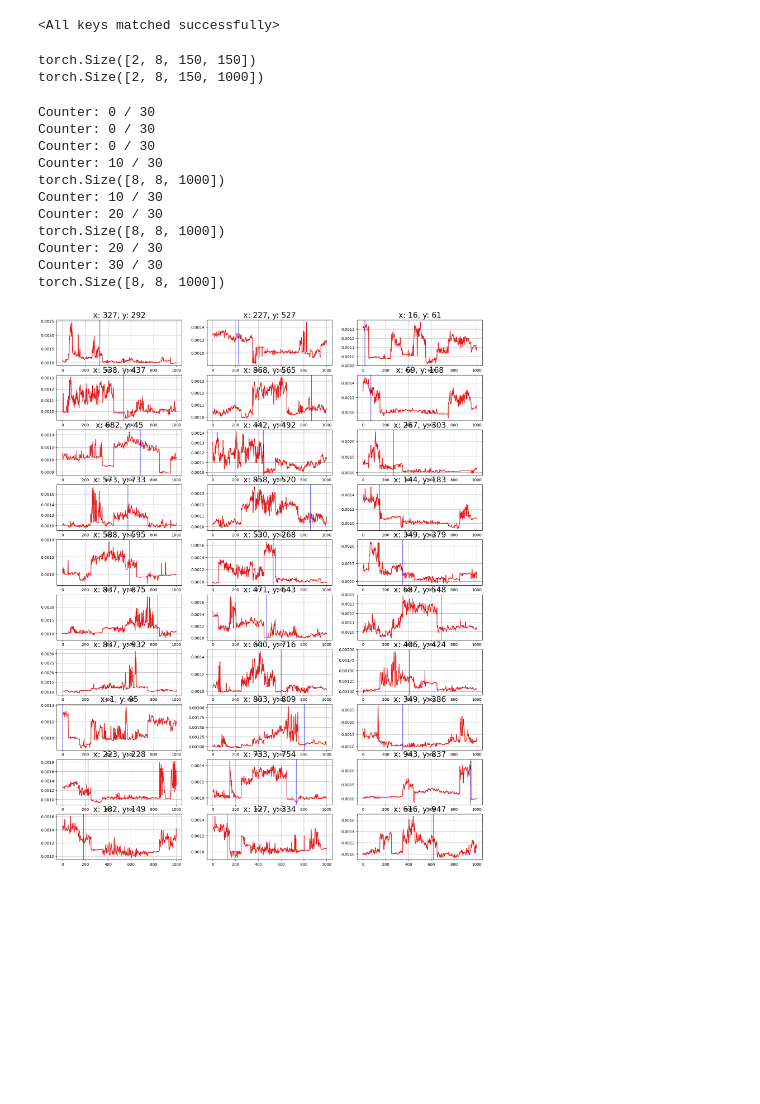
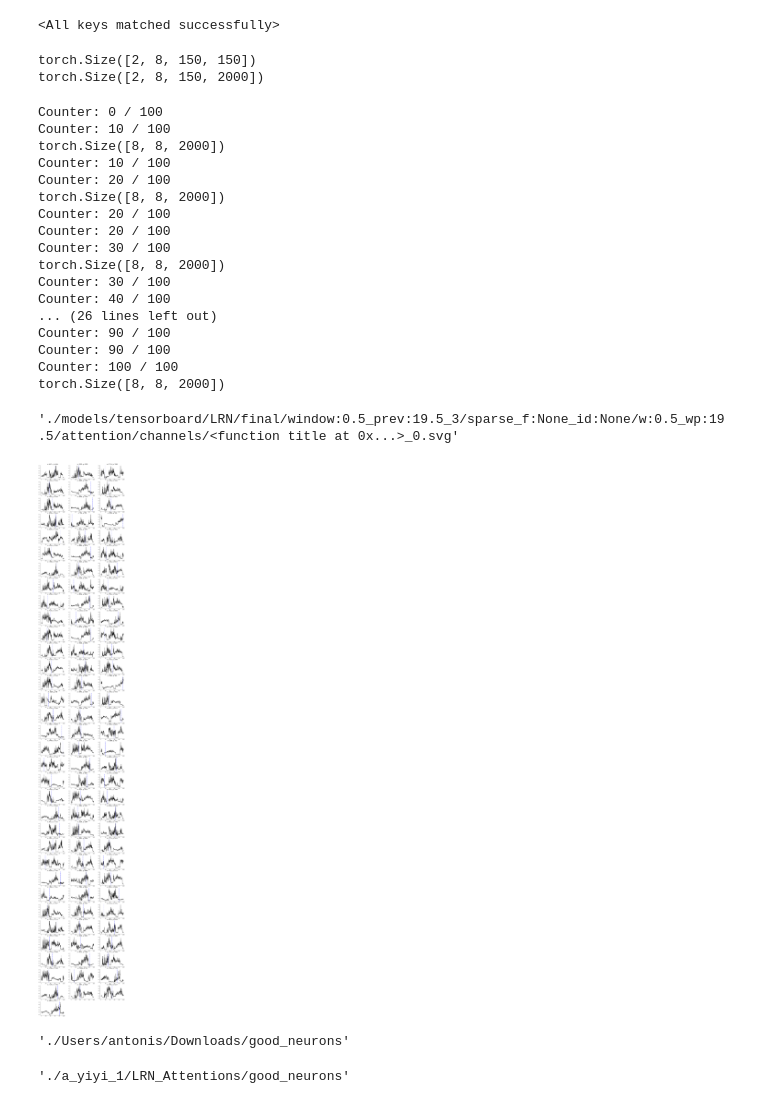
Before and after one commit to a-antoniades/neuroformer_, a Jupyter notebook: neuroformer_LargeRandNet_attentions_layers.ipynb, the cells around one changed output. Drawn from its saved outputs; the diff is of its cells as text; code cells hidden in the pictures; blank space fills up the shorter version.

```diff
--- a/neuroformer_LargeRandNet_attentions_layers.ipynb
+++ b/neuroformer_LargeRandNet_attentions_layers.ipynb
@@ -79,7 +79,7 @@ set_seed(n_seed)
 
 import yaml
 
-base_path = "./models/tensorboard/LRN/final/p_reduce_20_window:0.5_prev:19.5/sparse_f:None_id:None/w:0.5_wp:19.5"
+base_path = "./models/tensorboard/LRN/final/window:0.5_prev:19.5_3/sparse_f:None_id:None/w:0.5_wp:19.5"
 # base_path = "./models/tensorboard/LRN/channel/2_window:0.5_prev:19.5/sparse_f:None_id:None/w:0.5_wp:19.5"
 
 
@@ -319,7 +319,7 @@ agg_atts = cat_atts(attentions, LAYER_KEY)
 agg_atts = stack_atts(attentions, LAYER_KEY)
 # %% [output]
 torch.Size([2, 8, 150, 150])
-torch.Size([2, 8, 150, 1000])
+torch.Size([2, 8, 150, 2000])
 # %%
 from visualize import set_plot_white
 set_plot_white()
@@ -337,7 +337,7 @@ loader = DataLoader(att_dataset, batch_size=1, shuffle=True, num_workers=2)
 iterable = iter(loader)
 
 last_layer = "neural_stimulus_block_{n}".format(n=mconf.n_stimulus_layers-1)
-n_neurons = 30
+n_neurons = 100
 ncols = 5
 nrows = n_neurons // ncols + 1
 
@@ -378,20 +378,30 @@ while counter < n_neurons:
     # att_vis = torch.cat([attentions[k] for k in attentions.keys() if k.startswith(LAYER_KEY)])
     # att_vis = attentions[last_layer].min(dim=1)[0][0]
 # %% [output]
-Counter: 0 / 30
-Counter: 0 / 30
-Counter: 0 / 30
-Counter: 10 / 30
-torch.Size([8, 8, 1000])
-Counter: 10 / 30
-Counter: 20 / 30
-torch.Size([8, 8, 1000])
-Counter: 20 / 30
-Counter: 30 / 30
-torch.Size([8, 8, 1000])
+Counter: 0 / 100
+Counter: 10 / 100
+torch.Size([8, 8, 2000])
+Counter: 10 / 100
+Counter: 20 / 100
+torch.Size([8, 8, 2000])
+Counter: 20 / 100
+Counter: 20 / 100
+Counter: 30 / 100
+torch.Size([8, 8, 2000])
+Counter: 30 / 100
+Counter: 40 / 100
+... (26 lines left out)
+Counter: 90 / 100
+Counter: 90 / 100
+Counter: 100 / 100
+torch.Size([8, 8, 2000])
 # %%
 GRAD_COND = True
 LAYER_KEY = "neural_stimulus_block"
 
 lw = 5
 fs = 15
+# %%
+os.path.join(save_path, f"{title}_{len(n_files)}.svg")
+# %% [output]
+'./models/tensorboard/LRN/final/window:0.5_prev:19.5_3/sparse_f:None_id:None/w:0.5_wp:19.5/attention/channels/<function title at 0x...>_0.svg'
@@ -398,40 +411,50 @@ fs = 15
 # %%
 from neuroformer.attentionVis import rollout_attentions
+
+# set matplotlib font to Arial
+
+
 
 rollout_atts = [rollout_attentions(att) for att in att_scores]
 att_types = [att_scores, att_scores_grad, rollout_atts]
 
 ncols = len(att_types)
 nrows = len(neurons) + 1
 
-plt.figure(figsize=(20, (80)))
+plt.figure(figsize=(20, (200)))
 
-lw = 1
+lw = 3
 fs = 10
 for idx, (neuron, attention) in enumerate(zip(neurons, att_scores)):
         neuron_x = neuron['x']
         neuron_y = neuron['y']
 
-        att_vis = attention.max(0)[0].min(0)[0]
+        att_vis = attention.max(0)[0].min(0)[0].reshape(-1, 1000).mean(0)
+        # make all values between 0-1 range
+        att_vis = (att_vis - att_vis.min()) / (att_vis.max() - att_vis.min())
 
         plt.subplot(nrows, ncols, idx + 1)
-        plt.grid()
+        # plt.grid()
         plt.title(f"x: {neuron_x}, y: {neuron_y}", fontsize=20)
-        plt.plot(att_vis)
+        plt.plot(att_vis, color='black', lw=1.5)
 
         n_time_steps = att_vis.shape[-1] // stimulus.shape[0]
         len_time_step = att_vis.shape[-1] // n_time_steps
         for n in range(n_time_steps):
-            plt.axvline(x=neuron_x + (n * len_time_step), color='b', label='x', linewidth=lw)
+            plt.axvline(x=neuron_x + (n * len_time_step), color='b', linestyle='dotted', label='dotted', linewidth=lw)
             # plt.axvline(x=neuron_y & (n+1), color='g', label='y', linewidth=lw)
+        # disable left and top axes
+        plt.gca().spines['right'].set_visible(False)
+        plt.gca().spines['top'].set_visible(False)
+
 
 
 save_path = os.path.join(base_path,'attention', 'channels')
 if not os.path.exists(save_path):
     os.makedirs(save_path)
 
 n_files = glob.glob(os.path.join(save_path, '*/*.svg'))
-plt.savefig(os.path.join(save_path, f"{title}_{len(n_files)}.png"))
-plt.savefig(os.path.join(save_path, f"{title}_{len(n_files)}.svg"))
+# plt.savefig(os.path.join(save_path, f"{title}_{len(n_files)}.png"))
+# plt.savefig(os.path.join(save_path, f"{title}_{len(n_files)}.svg"))
 # %% [output]
-[figure, old version]
+[figure, new version]
@@ -437,0 +508,4 @@ plt.savefig(os.path.join(save_path, f"{title}_{len(n_files)}.svg"))
+# %%
+g_neurons_pth
+# %% [output]
+'./Users/antonis/Downloads/good_neurons'
@@ -437,0 +515,4 @@ plt.savefig(os.path.join(save_path, f"{title}_{len(n_files)}.svg"))
+# %%
+g_neurons_pth
+# %% [output]
+'./a_yiyi_1/LRN_Attentions/good_neurons'
```
Also changed, not shown: parts of 14 cells of this notebook.
